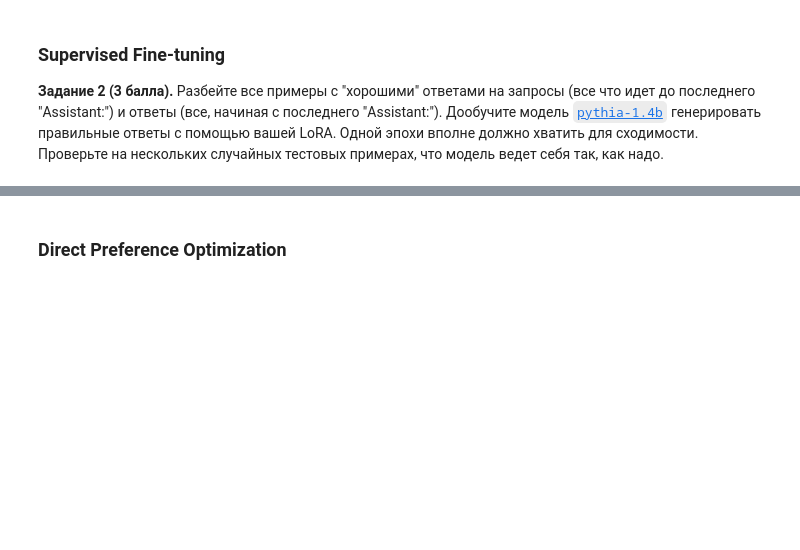
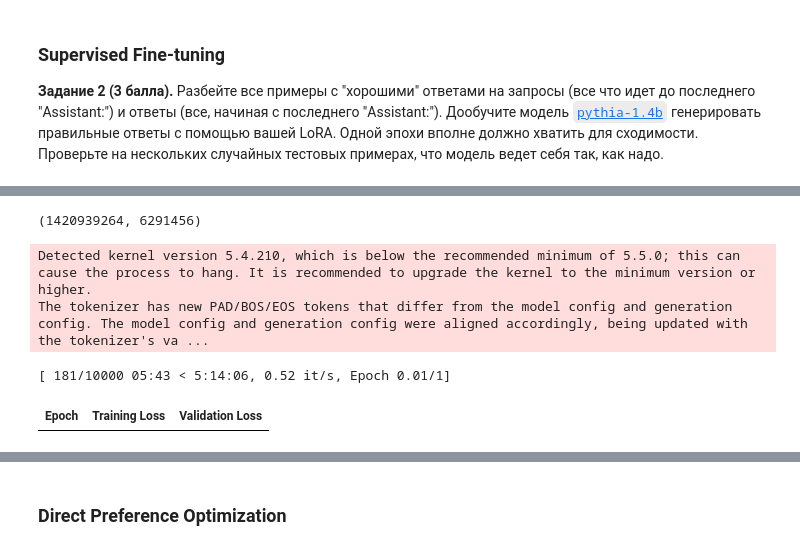
Before and after one commit to sinfillo/DPO-NLP-HW, a Jupyter notebook: hw4_dpo.ipynb, the cells around one changed output, grey strips where cells are left out. Drawn from its saved outputs; the diff is of its cells as text; code cells hidden in the pictures; blank space fills up the shorter version.

```diff
--- a/hw4_dpo.ipynb
+++ b/hw4_dpo.ipynb
@@ -261,0 +397,9 @@ __Задание 2 (3 балла).__ Разбейте все примеры с "
+# %%
+train_sft = train_raw.map(preprocess_sft, remove_columns=train_raw.column_names, batched=False)
+
+train_val = train_sft.train_test_split(test_size=0.01, seed=42)
+train_full = train_val["train"]
+eval_dataset = train_val["test"]
+
+train_dataset = train_full.shuffle(seed=42).select(range(90000))
+print(len(train_full), len(train_dataset), len(eval_dataset))
@@ -261,0 +423,7 @@ __Задание 2 (3 балла).__ Разбейте все примеры с "
+# %%
+model = AutoModelForCausalLM.from_pretrained(model_name, torch_dtype=torch.bfloat16, low_cpu_mem_usage=True)
+
+apply_lora_to_pythia(model, r=8, alpha=16, dropout=0.05)
+freeze_base_and_unfreeze_lora(model)
+
+model.to(device, dtype=torch.bfloat16)
@@ -261,0 +449,4 @@ __Задание 2 (3 балла).__ Разбейте все примеры с "
+# %%
+count_parameters(model)
+# %% [output]
+(1420939264, 6291456)
@@ -261,0 +455,34 @@ __Задание 2 (3 балла).__ Разбейте все примеры с "
+# %%
+training_args_sft = TrainingArguments(
+    output_dir="pythia_lora_sft",
+    per_device_train_batch_size=4,
+    per_device_eval_batch_size=4,
+    learning_rate=1e-4,
+    num_train_epochs=1,
+    weight_decay=0.01,
+    warmup_ratio=0.03,
+    logging_strategy="steps",
+    logging_steps=50,
+    eval_strategy="epoch",
+    save_strategy="epoch",
+    load_best_model_at_end=True,
+    bf16=True,
+    max_steps=10000,
+
+)
+
+trainer_sft = Trainer(
+    model=model,
+    args=training_args_sft,
+    train_dataset=train_dataset,
+    eval_dataset=eval_dataset,
+    tokenizer=tokenizer,
+    data_collator=default_data_collator
+)
+
+trainer_sft.train()
+# %% [output]
+Detected kernel version 5.4.210, which is below the recommended minimum of 5.5.0; this can cause the process to hang. It is recommended to upgrade the kernel to the minimum version or higher.
+The tokenizer has new PAD/BOS/EOS tokens that differ from the model config and generation config. The model config and generation config were aligned accordingly, being updated with the tokenizer's va ...
+[ 181/10000 05:43 < 5:14:06, 0.52 it/s, Epoch 0.01/1]
+| Epoch | Training Loss | Validation Loss |
```
Also changed, not shown: parts of 32 cells of this notebook, 1 other file.
